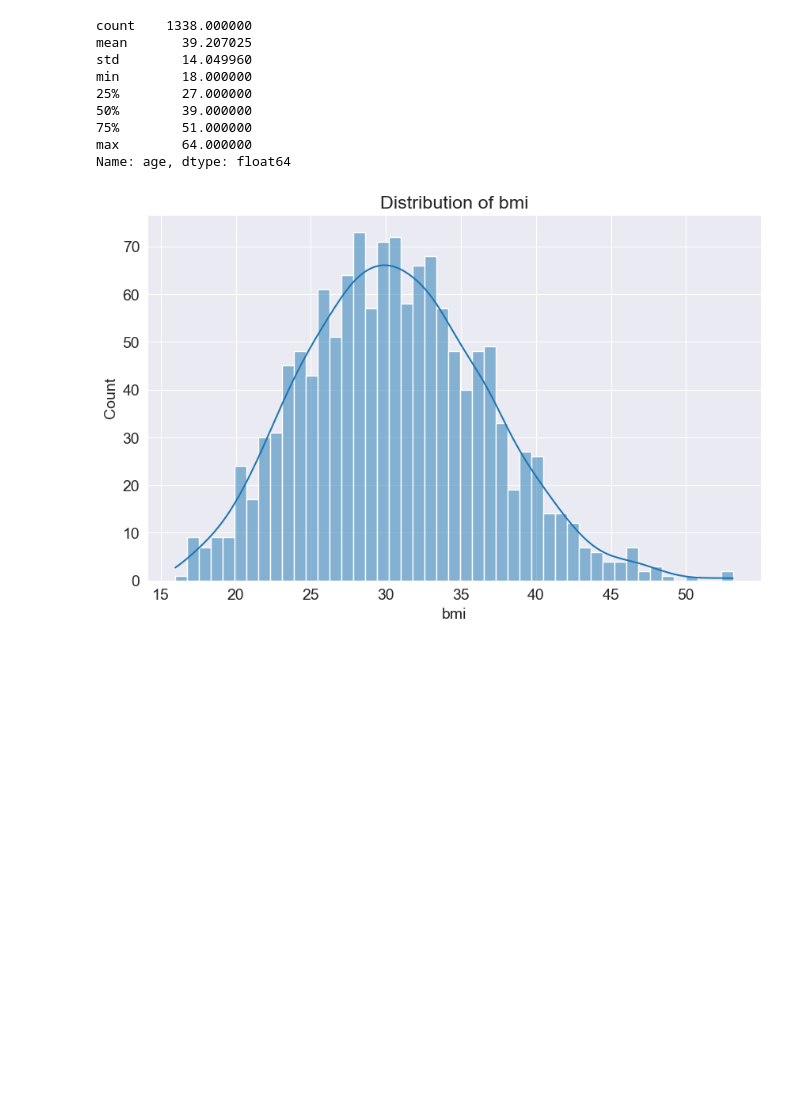
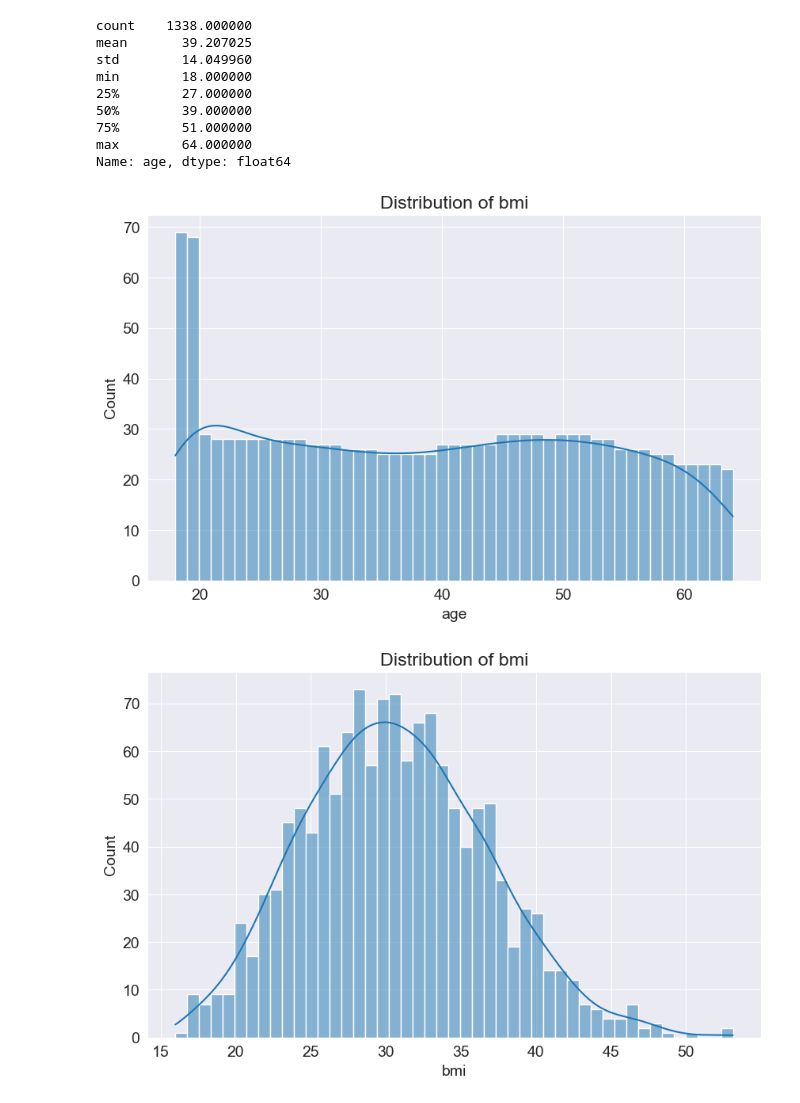
Before and after one commit to tusharx0809/machine-learning, a Jupyter notebook: acme-ml-project/acme-ml.ipynb, the cells around one changed output. Cells and saved outputs as stored; diff of their text form; code cells hidden in the pictures; blank space fills up the shorter version.

Commit message:
graph-added

```diff
--- a/acme-ml-project/acme-ml.ipynb
+++ b/acme-ml-project/acme-ml.ipynb
@@ -92,3 +83,12 @@ fig.write_image('fig1.png');
+# %%
+sns.histplot(data=medical_df,
+             x='age',
+             bins=47,
+             kde=True)
+plt.title('Distribution of bmi')
+plt.show()
+# %% [output]
+[figure, added]
 # %%
 sns.histplot(data=medical_df,
              x='bmi',
```
Also changed, not shown: parts of 1 cell of this notebook.
